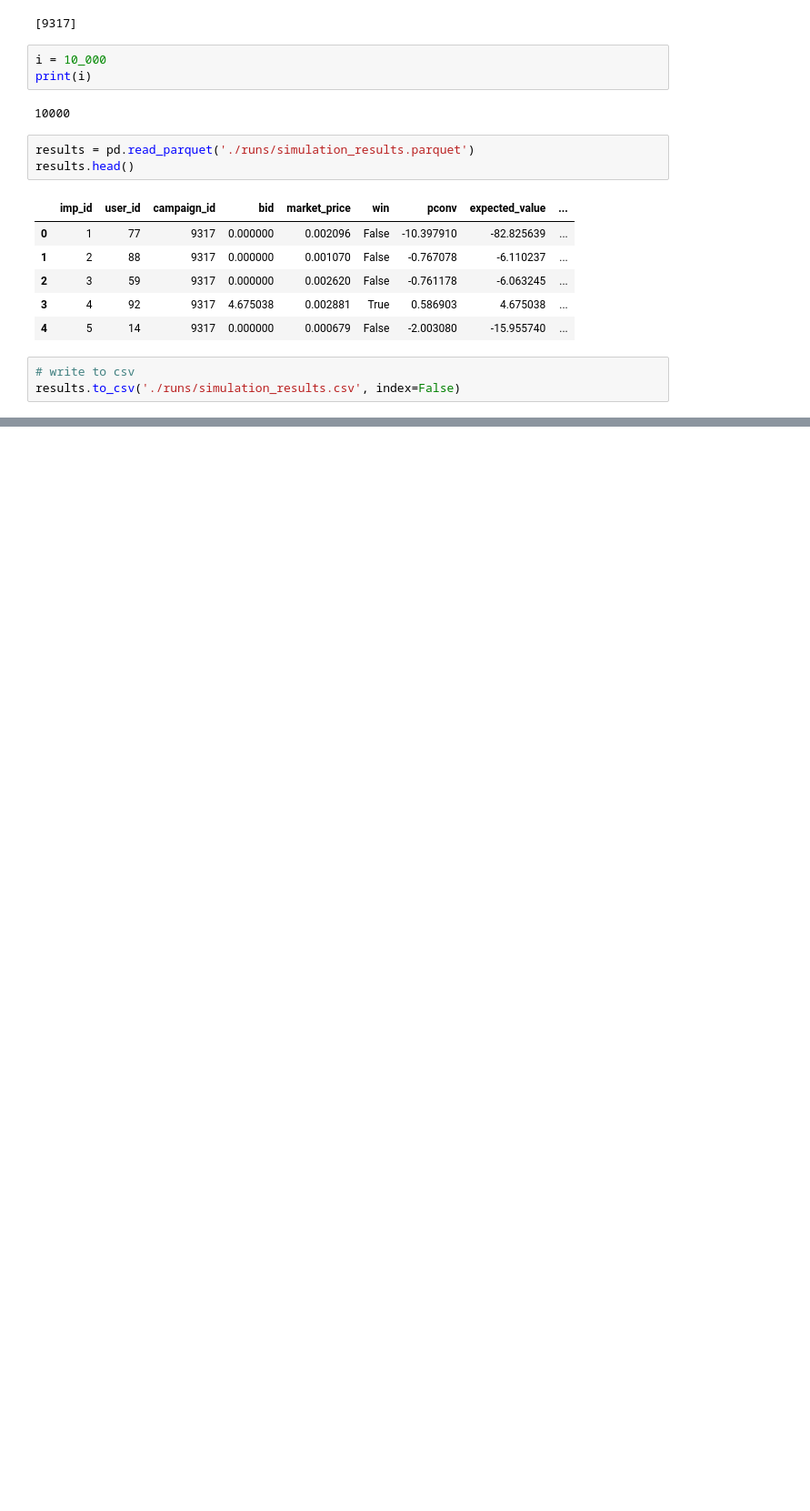
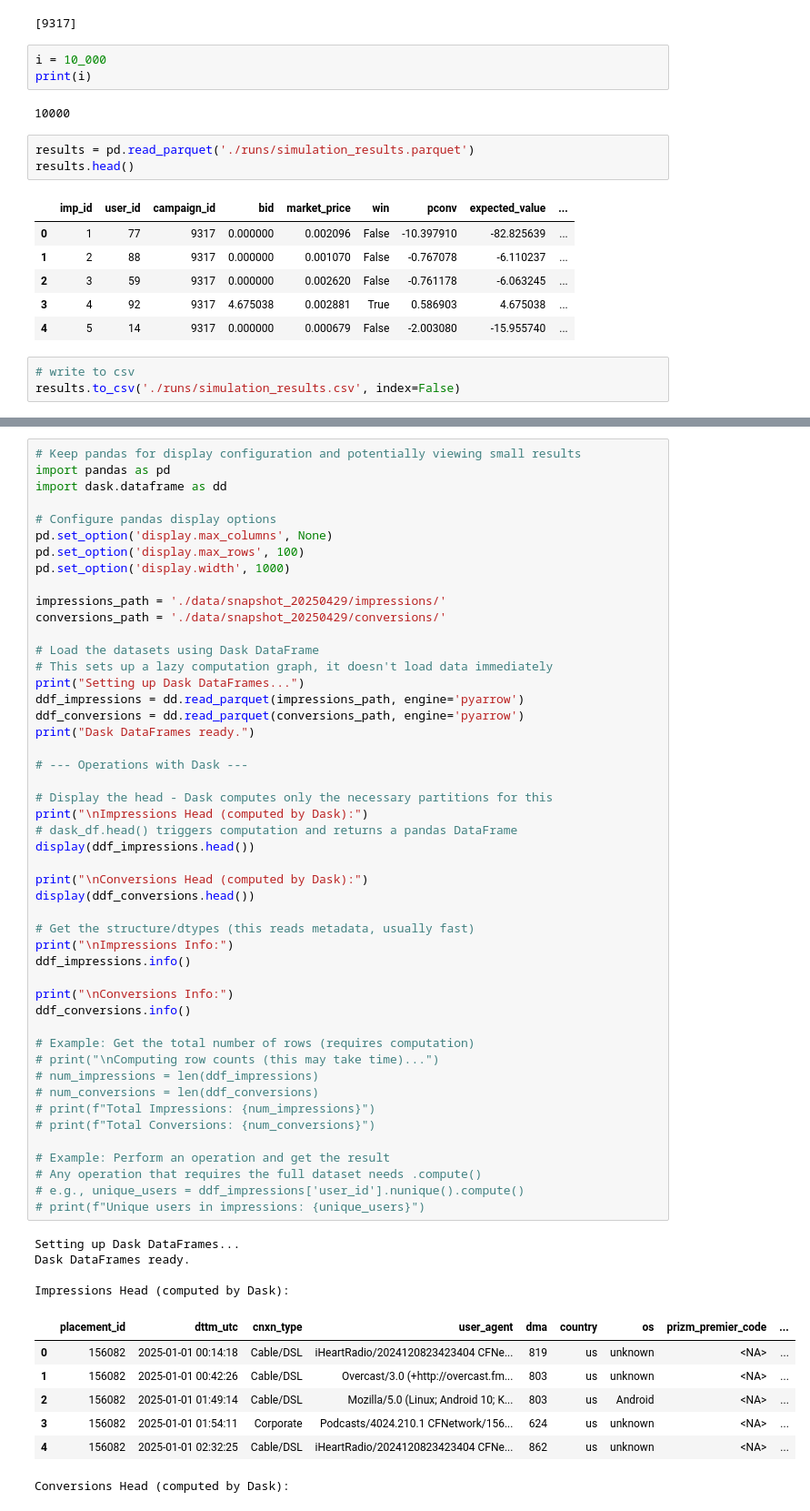
Before and after one commit to paramkpr/AuctioNN, a Jupyter notebook: notebooks/dev.ipynb, the cells around one changed output, grey strips where cells are left out. Shown at 91% size. Drawn from its saved outputs; the diff is of its cells as text; blank space fills up the shorter version.

```diff
--- a/notebooks/dev.ipynb
+++ b/notebooks/dev.ipynb
@@ -78,0 +58,60 @@ display(df_conversions.info())
+# %%
+# Keep pandas for display configuration and potentially viewing small results
+import pandas as pd
+import dask.dataframe as dd
+
+# Configure pandas display options
+pd.set_option('display.max_columns', None)
+pd.set_option('display.max_rows', 100)
+pd.set_option('display.width', 1000)
+
+impressions_path = './data/snapshot_20250429/impressions/'
+conversions_path = './data/snapshot_20250429/conversions/'
+
+# Load the datasets using Dask DataFrame
+# This sets up a lazy computation graph, it doesn't load data immediately
+print("Setting up Dask DataFrames...")
+ddf_impressions = dd.read_parquet(impressions_path, engine='pyarrow')
+ddf_conversions = dd.read_parquet(conversions_path, engine='pyarrow')
+print("Dask DataFrames ready.")
+
+# --- Operations with Dask ---
+
+# Display the head - Dask computes only the necessary partitions for this
+print("\nImpressions Head (computed by Dask):")
+# dask_df.head() triggers computation and returns a pandas DataFrame
+display(ddf_impressions.head())
+
+print("\nConversions Head (computed by Dask):")
+display(ddf_conversions.head())
+
+# Get the structure/dtypes (this reads metadata, usually fast)
+print("\nImpressions Info:")
+ddf_impressions.info()
+
+print("\nConversions Info:")
+ddf_conversions.info()
+
+# Example: Get the total number of rows (requires computation)
+# print("\nComputing row counts (this may take time)...")
+# num_impressions = len(ddf_impressions)
+# num_conversions = len(ddf_conversions)
+# print(f"Total Impressions: {num_impressions}")
+# print(f"Total Conversions: {num_conversions}")
+
+# Example: Perform an operation and get the result
+# Any operation that requires the full dataset needs .compute()
+# e.g., unique_users = ddf_impressions['user_id'].nunique().compute()
+# print(f"Unique users in impressions: {unique_users}")
+# %% [output]
+Setting up Dask DataFrames...
+Dask DataFrames ready.
+
+Impressions Head (computed by Dask):
+|  | placement_id | dttm_utc | cnxn_type | user_agent | dma | country | os | prizm_premier_code | ... |
+| 0 | 156082 | 2025-01-01 00:14:18 | Cable/DSL | iHeartRadio/2024120823423404 CFNe... | 819 | us | unknown | <NA> | ... |
+| 1 | 156082 | 2025-01-01 00:42:26 | Cable/DSL | Overcast/3.0 (+http://overcast.fm... | 803 | us | unknown | <NA> | ... |
+| 2 | 156082 | 2025-01-01 01:49:14 | Cable/DSL | Mozilla/5.0 (Linux; Android 10; K... | 803 | us | Android | <NA> | ... |
+| 3 | 156082 | 2025-01-01 01:54:11 | Corporate | Podcasts/4024.210.1 CFNetwork/156... | 624 | us | unknown | <NA> | ... |
+| 4 | 156082 | 2025-01-01 02:32:25 | Cable/DSL | iHeartRadio/2024120823423404 CFNe... | 862 | us | unknown | <NA> | ... |
+Conversions Head (computed by Dask):
```
Also changed, not shown: parts of 8 cells of this notebook, 3 other files.
